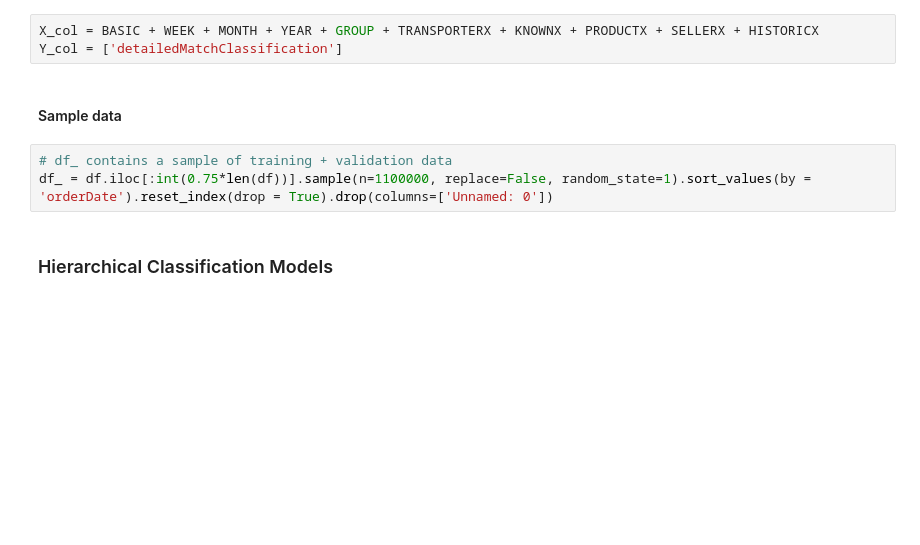
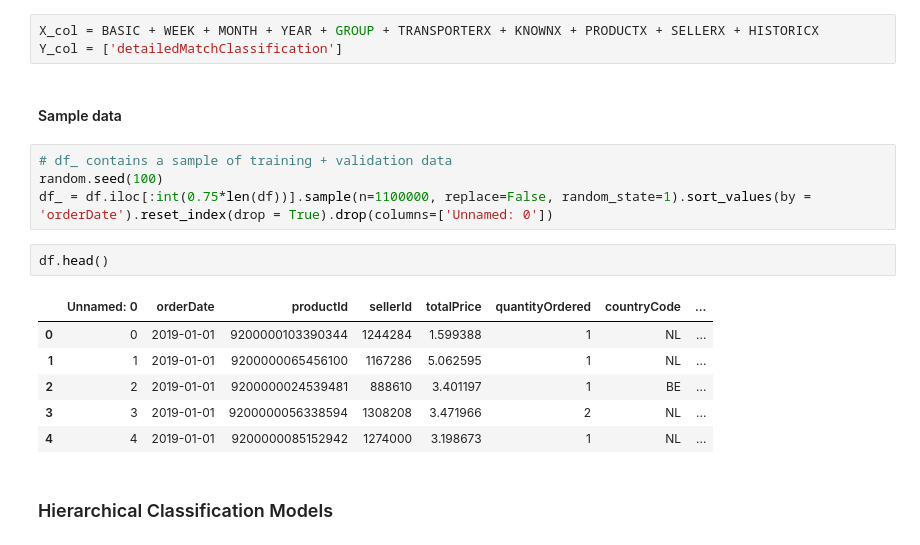
Before and after one commit to thomas-brink/CAT-HCOT, a Jupyter notebook: Seminar_Hierarchical_Classifiers-Thomas.ipynb, the cells around one changed output. Cells and saved outputs as stored; diff of their text form; blank space fills up the shorter version.

```diff
--- a/Seminar_Hierarchical_Classifiers-Thomas.ipynb
+++ b/Seminar_Hierarchical_Classifiers-Thomas.ipynb
@@ -118,7 +119,17 @@ Y_col = ['detailedMatchClassification']
 #### Sample data
 # %%
 # df_ contains a sample of training + validation data
+random.seed(100)
 df_ = df.iloc[:int(0.75*len(df))].sample(n=1100000, replace=False, random_state=1).sort_values(by = 'orderDate').reset_index(drop = True).drop(columns=['Unnamed: 0'])
+# %%
+df.head()
+# %% [output]
+|  | Unnamed: 0 | orderDate | productId | sellerId | totalPrice | quantityOrdered | countryCode | ... |
+| 0 | 0 | 2019-01-01 | 9200000103390344 | 1244284 | 1.599388 | 1 | NL | ... |
+| 1 | 1 | 2019-01-01 | 9200000065456100 | 1167286 | 5.062595 | 1 | NL | ... |
+| 2 | 2 | 2019-01-01 | 9200000024539481 | 888610 | 3.401197 | 1 | BE | ... |
+| 3 | 3 | 2019-01-01 | 9200000056338594 | 1308208 | 3.471966 | 2 | NL | ... |
+| 4 | 4 | 2019-01-01 | 9200000085152942 | 1274000 | 3.198673 | 1 | NL | ... |
 # %% [markdown]
 ### Hierarchical Classification Models
 # %%
```
Also changed, not shown: parts of 1 cell of this notebook.
